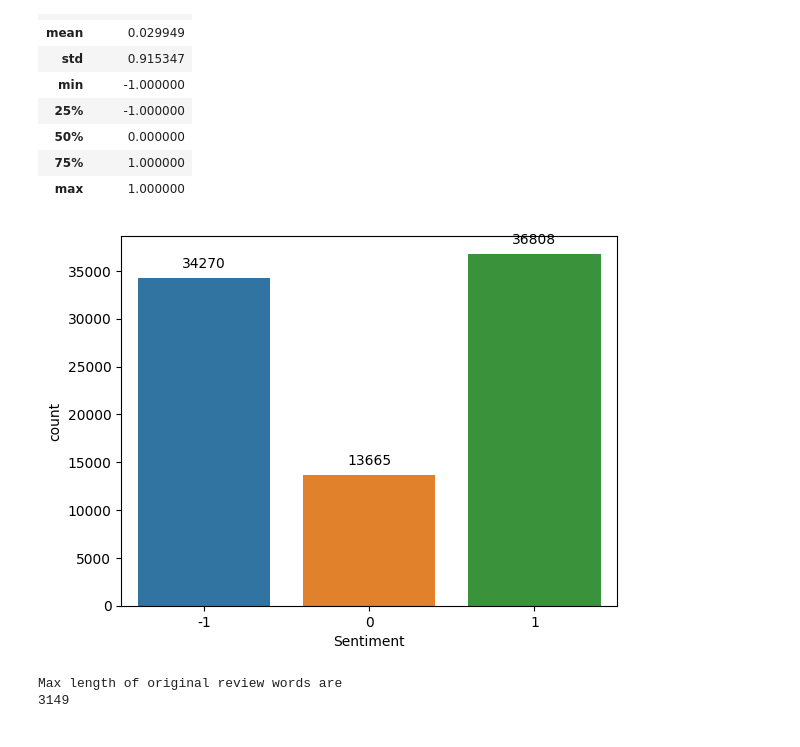
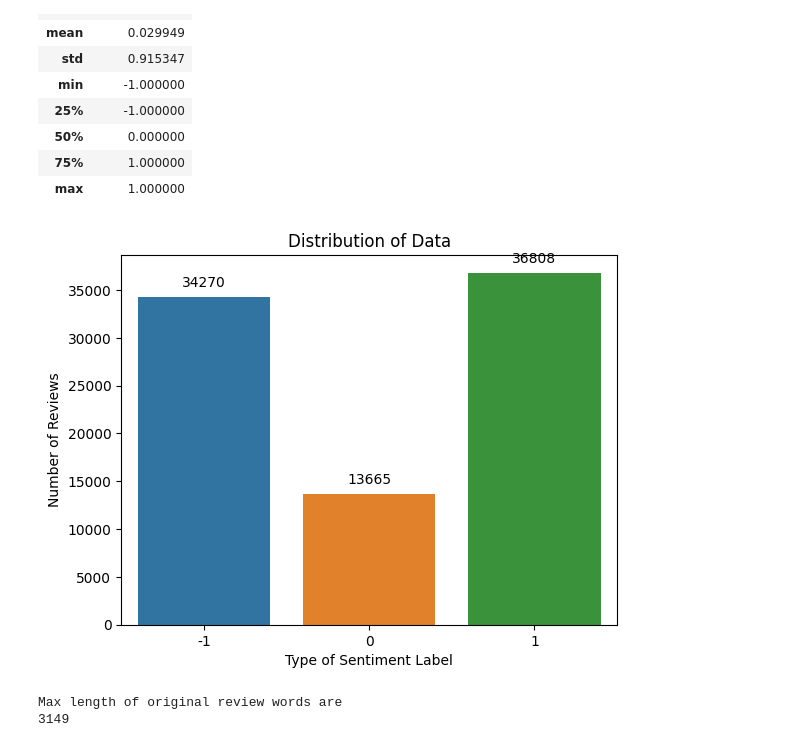
Before and after one commit to programming-debug/Python, a Jupyter notebook: Dataset_visualization.ipynb, the cells around one changed output. Drawn from its saved outputs; the diff is of its cells as text; code cells hidden in the pictures.

```diff
--- a/Dataset_visualization.ipynb
+++ b/Dataset_visualization.ipynb
@@ -301,14 +301,21 @@ Preprocessed_Urdu_Data_for_training['Original_Review_Words_Counter'] = lyrics.ap
 # %%
 ax=sns.countplot(x='Sentiment', data=Preprocessed_Urdu_Data_for_training)
 # add count labels to the bars
 for p in ax.patches:
     ax.annotate(format(p.get_height(), '.0f'),
                 (p.get_x() + p.get_width() / 2., p.get_height()),
                 ha = 'center', va = 'center',
                 xytext = (0, 10),
                 textcoords = 'offset points')
+
+ax.set(title="Distribution of Data")
+# Set the x-axis and y-axis labels
+ax.set(xlabel="Type of Sentiment Label", ylabel="Number of Reviews")
+plt.savefig('/content/drive/MyDrive/Extracted/Urdu Dataset(UD23).pdf', dpi=300, bbox_inches='tight')
+plt.show()
+# Save the plot as a PNG file
 # %% [output]
-[figure, old version]
+[figure, new version]
 # %%
 # find the maximum value in column 'A'
 max_Lengyth_Original_review = Preprocessed_Urdu_Data_for_training['Original_Review_Words_Counter'].max()
```
Also changed, not shown: parts of 1 cell of this notebook.
